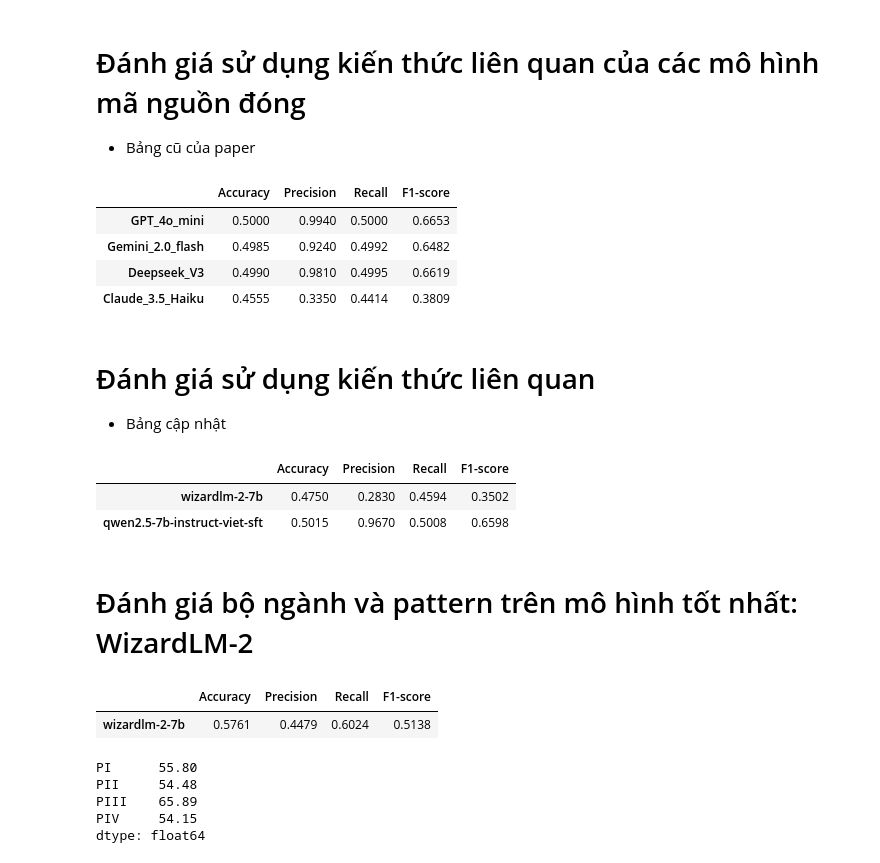
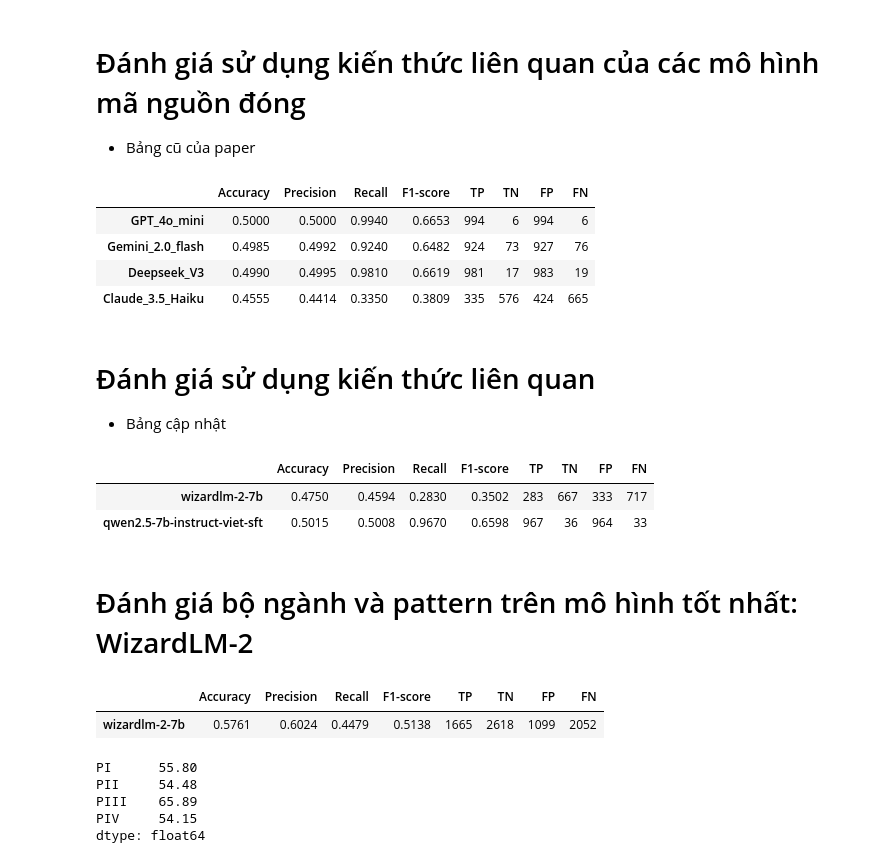
Before and after one commit to fabyanbui/Public-Sector-Application, a Jupyter notebook: E_Analyze/analyze.ipynb, the cells around one changed output. Cells and saved outputs as stored; diff of their text form; code cells hidden in the pictures.

```diff
--- a/E_Analyze/analyze.ipynb
+++ b/E_Analyze/analyze.ipynb
@@ -69,9 +69,9 @@ def demoPlot1(file_name):
     name = file_name.split("/")[-1].split("_evaluate")[0].split('PostProcess_')[-1]
 
     TN = df[df['danhGiaDung']=='không'].shape[0]
-    FN = df[df['danhGiaDung']=='có'].shape[0]
+    FP = df[df['danhGiaDung']=='có'].shape[0]
     TP = df[df['danhGiaAoGiac']=='có'].shape[0]
-    FP = df[df['danhGiaAoGiac']=='không'].shape[0]
+    FN = df[df['danhGiaAoGiac']=='không'].shape[0]
 
     conf_matrix = np.array([[TP, FP],
                             [FN, TN]])
@@ -83,12 +83,13 @@ def demoPlot1(file_name):
     f1_score = 2 * (precision * recall) / (precision + recall) if (precision + recall) != 0 else 0
 
     data[name] = [f"{accuracy:.4f}", f"{precision:.4f}", f"{recall:.4f}", f"{f1_score:.4f}"]
+    data[name] = [f"{accuracy:.4f}", f"{precision:.4f}", f"{recall:.4f}", f"{f1_score:.4f}", TP, TN, FP, FN]
 
     return accuracy, precision, recall, f1_score, TP, FP, FN, TN
 # %%
 for file in file_list:
     demoPlot1(file)
 df = pd.DataFrame(data).T
-df.columns = ['Accuracy', 'Precision', 'Recall', 'F1-score']
+df.columns = ['Accuracy', 'Precision', 'Recall', 'F1-score', 'TP', 'TN', 'FP', 'FN']
 df
 # %% [output]
@@ -107,9 +108,9 @@ df
 # %%
 def calculate_accuracy(df):
     TN = df[df['danhGiaDung']=='không'].shape[0]
-    FN = df[df['danhGiaDung']=='có'].shape[0]
+    FP = df[df['danhGiaDung']=='có'].shape[0]
     TP = df[df['danhGiaAoGiac']=='có'].shape[0]
-    FP = df[df['danhGiaAoGiac']=='không'].shape[0]
+    FN = df[df['danhGiaAoGiac']=='không'].shape[0]
 
     conf_matrix = np.array([[TP, FP],
                             [FN, TN]])
@@ -303,9 +304,9 @@ def demoPlot1(file_name):
     name = file_name.split("/")[-1].split("_evaluate")[0].split('PostProcess_')[-1]
 
     TN = df[df['danhGiaDung']=='không'].shape[0]
-    FN = df[df['danhGiaDung']=='có'].shape[0]
+    FP = df[df['danhGiaDung']=='có'].shape[0]
     TP = df[df['danhGiaAoGiac']=='có'].shape[0]
-    FP = df[df['danhGiaAoGiac']=='không'].shape[0]
+    FN = df[df['danhGiaAoGiac']=='không'].shape[0]
 
     conf_matrix = np.array([[TP, FP],
                             [FN, TN]])
@@ -317,20 +318,21 @@ def demoPlot1(file_name):
     f1_score = 2 * (precision * recall) / (precision + recall) if (precision + recall) != 0 else 0
 
     data[name] = [f"{accuracy:.4f}", f"{precision:.4f}", f"{recall:.4f}", f"{f1_score:.4f}"]
+    data[name] = [f"{accuracy:.4f}", f"{precision:.4f}", f"{recall:.4f}", f"{f1_score:.4f}", TP, TN, FP, FN]
 
     return accuracy, precision, recall, f1_score, TP, FP, FN, TN
 # %%
 for file in file_list:
     demoPlot1(file)
 df = pd.DataFrame(data).T
-df.columns = ['Accuracy', 'Precision', 'Recall', 'F1-score']
+df.columns = ['Accuracy', 'Precision', 'Recall', 'F1-score', 'TP', 'TN', 'FP', 'FN']
 df
 # %% [output]
-|  | Accuracy | Precision | Recall | F1-score |
-| GPT_4o_mini | 0.5000 | 0.9940 | 0.5000 | 0.6653 |
-| Gemini_2.0_flash | 0.4985 | 0.9240 | 0.4992 | 0.6482 |
-| Deepseek_V3 | 0.4990 | 0.9810 | 0.4995 | 0.6619 |
-| Claude_3.5_Haiku | 0.4555 | 0.3350 | 0.4414 | 0.3809 |
+|  | Accuracy | Precision | Recall | F1-score | TP | TN | FP | FN |
+| GPT_4o_mini | 0.5000 | 0.5000 | 0.9940 | 0.6653 | 994 | 6 | 994 | 6 |
+| Gemini_2.0_flash | 0.4985 | 0.4992 | 0.9240 | 0.6482 | 924 | 73 | 927 | 76 |
+| Deepseek_V3 | 0.4990 | 0.4995 | 0.9810 | 0.6619 | 981 | 17 | 983 | 19 |
+| Claude_3.5_Haiku | 0.4555 | 0.4414 | 0.3350 | 0.3809 | 335 | 576 | 424 | 665 |
 # %% [markdown]
 # Đánh giá sử dụng kiến thức liên quan
 - Bảng cập nhật
@@ -414,12 +417,12 @@ def demoPlot1(file_name):
 for file in file_list:
     demoPlot1(file)
 df = pd.DataFrame(data).T
-df.columns = ['Accuracy', 'Precision', 'Recall', 'F1-score']
+df.columns = ['Accuracy', 'Precision', 'Recall', 'F1-score', 'TP', 'TN', 'FP', 'FN']
 df
 # %% [output]
-|  | Accuracy | Precision | Recall | F1-score |
-| wizardlm-2-7b | 0.4750 | 0.2830 | 0.4594 | 0.3502 |
-| qwen2.5-7b-instruct-viet-sft | 0.5015 | 0.9670 | 0.5008 | 0.6598 |
+|  | Accuracy | Precision | Recall | F1-score | TP | TN | FP | FN |
+| wizardlm-2-7b | 0.4750 | 0.4594 | 0.2830 | 0.3502 | 283 | 667 | 333 | 717 |
+| qwen2.5-7b-instruct-viet-sft | 0.5015 | 0.5008 | 0.9670 | 0.6598 | 967 | 36 | 964 | 33 |
 # %% [markdown]
 # Đánh giá bộ ngành và pattern trên mô hình tốt nhất: WizardLM-2
 # %%
@@ -497,11 +501,11 @@ def demoPlot1(file_name):
 for file in file_list:
     demoPlot1(file)
 df = pd.DataFrame(data).T
-df.columns = ['Accuracy', 'Precision', 'Recall', 'F1-score']
+df.columns = ['Accuracy', 'Precision', 'Recall', 'F1-score', 'TP', 'TN', 'FP', 'FN']
 df
 # %% [output]
-|  | Accuracy | Precision | Recall | F1-score |
-| wizardlm-2-7b | 0.5761 | 0.4479 | 0.6024 | 0.5138 |
+|  | Accuracy | Precision | Recall | F1-score | TP | TN | FP | FN |
+| wizardlm-2-7b | 0.5761 | 0.6024 | 0.4479 | 0.5138 | 1665 | 2618 | 1099 | 2052 |
 # %%
 def calculate_accuracy(df):
     TN = df[df['danhGiaDung']=='không'].shape[0]
```
Also changed, not shown: parts of 8 cells of this notebook, 13 other files.
